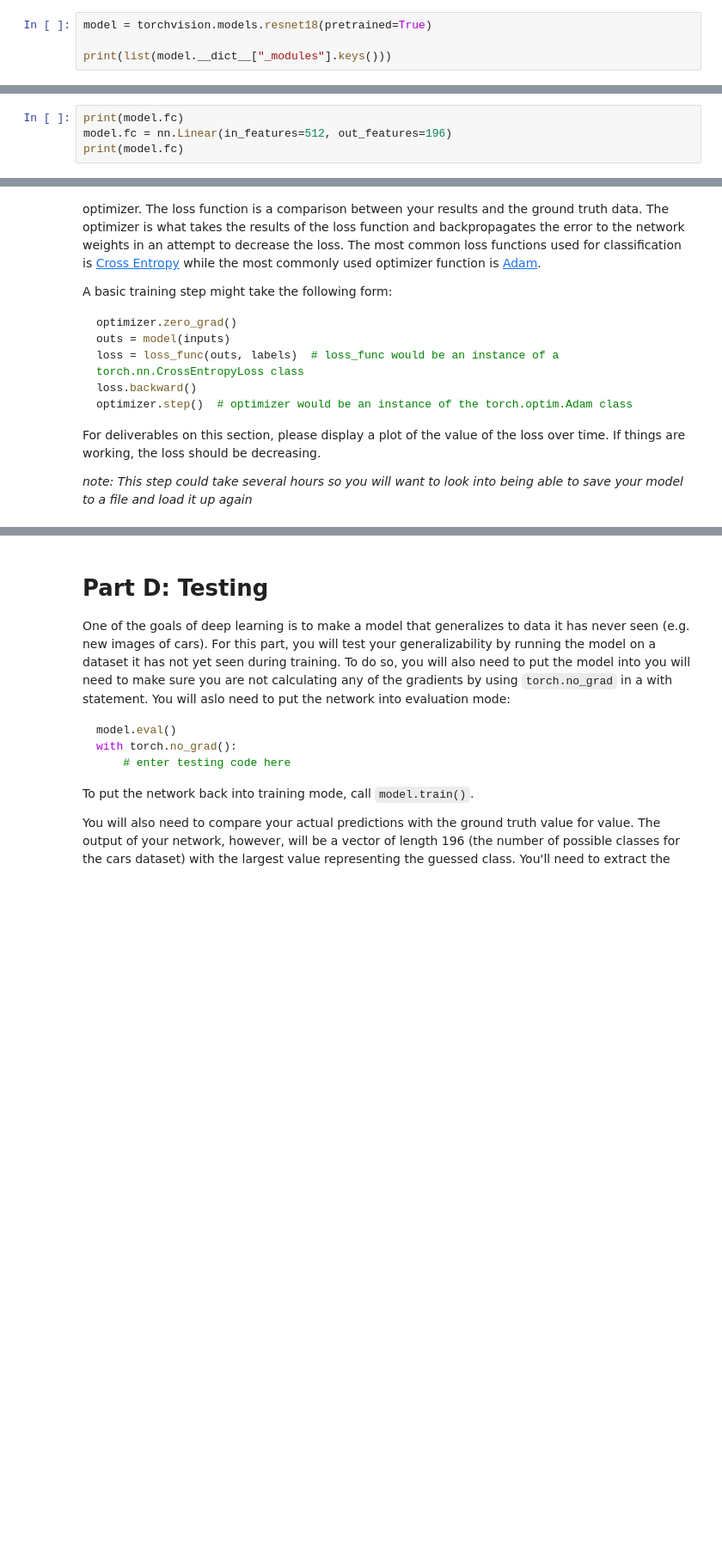
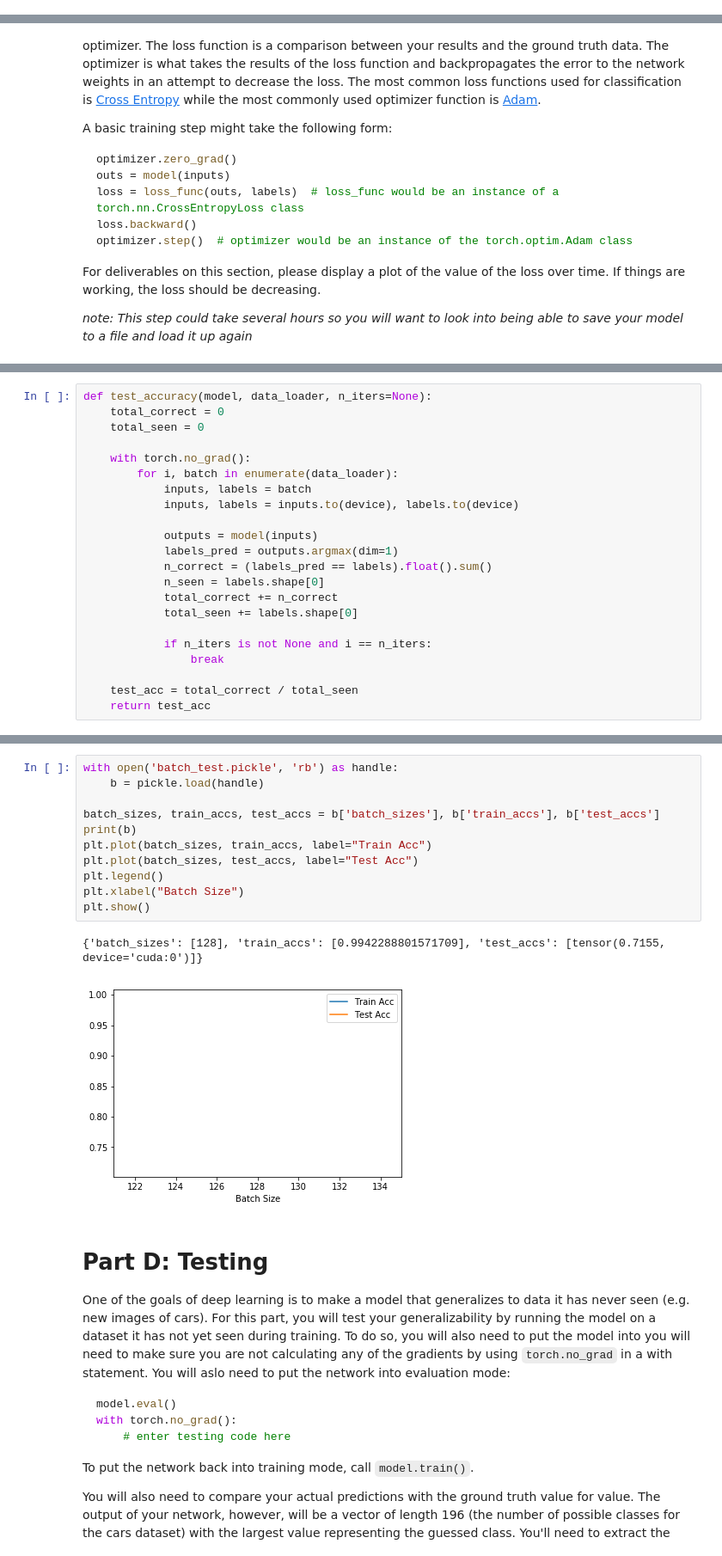
Before and after one commit to jarednielsen/computer-vision, a Jupyter notebook: proj6-image-classification/proj6-image-classification.ipynb, the cells around one changed output, grey strips where cells are left out. Shown at 86% size. Saved outputs shown, nothing was run; the diff lists cells and outputs as text; blank space fills up the shorter version.

````diff
--- a/proj6-image-classification/proj6-image-classification.ipynb
+++ b/proj6-image-classification/proj6-image-classification.ipynb
@@ -139,7 +138,3 @@ test_dataset[33][0].shape
 The main backbone for deep learning is the actual neural network architecture.  For image classification, this will consist of some combination of `Conv2d` layers with activations--usually `ReLU`--with intermitted downsampling--usually done using `MaxPool2d`--followed by a few Linear layers.  The input to the network should be an image with shape `(batch_size, channels, image_height, image_width)`(e.g. an single image with dimensions 224x224 would be `(1, 3, 224, 224)`) and output a vector of shape `(num_classes,)` where the largest value's index in the output vector indicates the class label.
 
 While we built our own network in the Learning Lab, for this lab we will used one of Pytorch's pretrained networks. This has the benefit of already having learned features from training on an ImageNet classification problem. To pull in this pretrained network, we use the following line of code:
-# %%
-model = torchvision.models.resnet18(pretrained=True)
-
-print(list(model.__dict__["_modules"].keys()))
@@ -168,7 +166,3 @@ class MyNetwork(nn.Module):
 ```
 
 Take all the pretrained layers from ResNet18, but then define your own last fully connected layer. Then write the appropriate forward pass function.
-# %%
-print(model.fc)
-model.fc = nn.Linear(in_features=512, out_features=196)
-print(model.fc)
@@ -243,0 +206,22 @@ done
+# %%
+def test_accuracy(model, data_loader, n_iters=None):
+    total_correct = 0
+    total_seen = 0
+
+    with torch.no_grad():
+        for i, batch in enumerate(data_loader):
+            inputs, labels = batch
+            inputs, labels = inputs.to(device), labels.to(device)
+
+            outputs = model(inputs)
+            labels_pred = outputs.argmax(dim=1)
+            n_correct = (labels_pred == labels).float().sum()
+            n_seen = labels.shape[0]
+            total_correct += n_correct
+            total_seen += labels.shape[0]
+
+            if n_iters is not None and i == n_iters:
+                break
+
+    test_acc = total_correct / total_seen
+    return test_acc
@@ -244,3 +320,17 @@ done
+# %%
+with open('batch_test.pickle', 'rb') as handle:
+    b = pickle.load(handle)
+
+batch_sizes, train_accs, test_accs = b['batch_sizes'], b['train_accs'], b['test_accs']
+print(b)
+plt.plot(batch_sizes, train_accs, label="Train Acc")
+plt.plot(batch_sizes, test_accs, label="Test Acc")
+plt.legend()
+plt.xlabel("Batch Size")
+plt.show()
+# %% [output]
+{'batch_sizes': [128], 'train_accs': [0.9942288801571709], 'test_accs': [tensor(0.7155, device='cuda:0')]}
+[figure, added]
 # %% [markdown]
 # Part D: Testing
 
````
Also changed, not shown: parts of 16 cells of this notebook, 2 other files.
